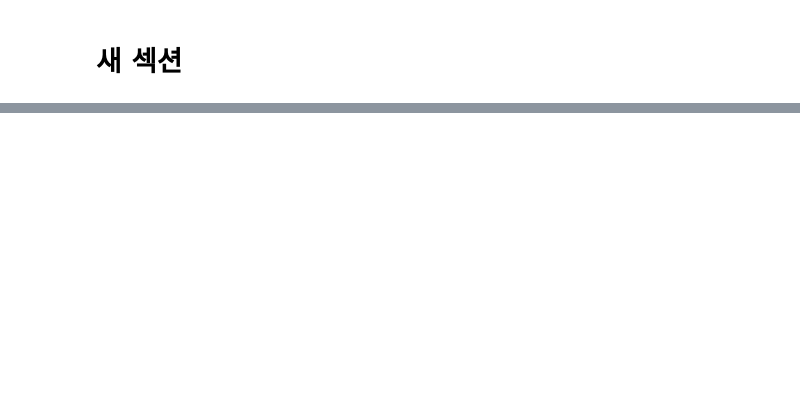
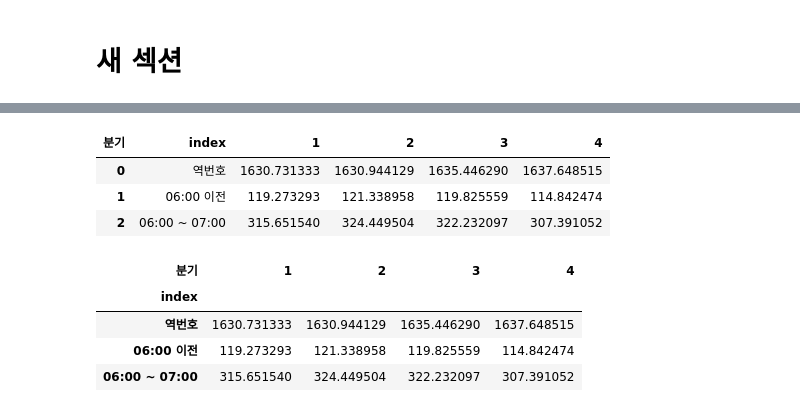
Before and after one commit to Shin-Sangseok/Google_colab_practice, a Jupyter notebook: colab_test_2.ipynb, the cells around one changed output, grey strips where cells are left out. Saved outputs shown, nothing was run; the diff lists cells and outputs as text; code cells hidden in the pictures; blank space fills up the shorter version.

Commit message:
dataframe_collabo_practice02

```diff
--- a/colab_test_2.ipynb
+++ b/colab_test_2.ipynb
@@ -23,8 +23,8 @@ drive.mount('/content/content')
 # %% [output]
 Drive already mounted at /content/content; to attempt to forcibly remount, call drive.mount("/content/content", force_remount=True).
 # %%
-df = pd.read_csv('/content/content/MyDrive/subway_people_analysis.csv', encoding='euc-kr')
-df
+subway = pd.read_csv('/content/content/MyDrive/subway_people_analysis.csv', encoding='euc-kr')
+subway
 # %% [output]
 |  | 날짜 | 호선 | 역번호 | 역명 | 구분 | 06:00 이전 | 06:00 ~ 07:00 | 07:00 ~ 08:00 | 08:00 ~ 09:00 | ... |
 | 0 | 2020-01-01 | 1호선 | 150 | 서울역 | 승차 | 356 | 280 | 313 | 774 | ... |
@@ -40,7 +40,7 @@ df
 | 202279 | 2020-12-31 | 8호선 | 2827 | 모란 | 하차 | 15 | 59 | 111 | 181 | ... |
 202280 rows × 25 columns
 # %%
-df1 = df.copy()
+df1 = subway.copy()
 df1
 # %% [output]
 |  | 날짜 | 호선 | 역번호 | 역명 | 구분 | 06:00 이전 | 06:00 ~ 07:00 | 07:00 ~ 08:00 | 08:00 ~ 09:00 | ... |
@@ -382,0 +421,17 @@ df1
+# %%
+df2.reset_index(inplace=True)
+df2[:3]
+# %% [output]
+| 분기 | index | 1 | 2 | 3 | 4 |
+| 0 | 역번호 | 1630.731333 | 1630.944129 | 1635.446290 | 1637.648515 |
+| 1 | 06:00 이전 | 119.273293 | 121.338958 | 119.825559 | 114.842474 |
+| 2 | 06:00 ~ 07:00 | 315.651540 | 324.449504 | 322.232097 | 307.391052 |
+# %%
+df2.set_index('index', inplace=True)
+df2[:3]
+# %% [output]
+| 분기 | 1 | 2 | 3 | 4 |
+| index |  |  |  |  |
+| 역번호 | 1630.731333 | 1630.944129 | 1635.446290 | 1637.648515 |
+| 06:00 이전 | 119.273293 | 121.338958 | 119.825559 | 114.842474 |
+| 06:00 ~ 07:00 | 315.651540 | 324.449504 | 322.232097 | 307.391052 |
```
Also changed, not shown: parts of 20 cells of this notebook.
